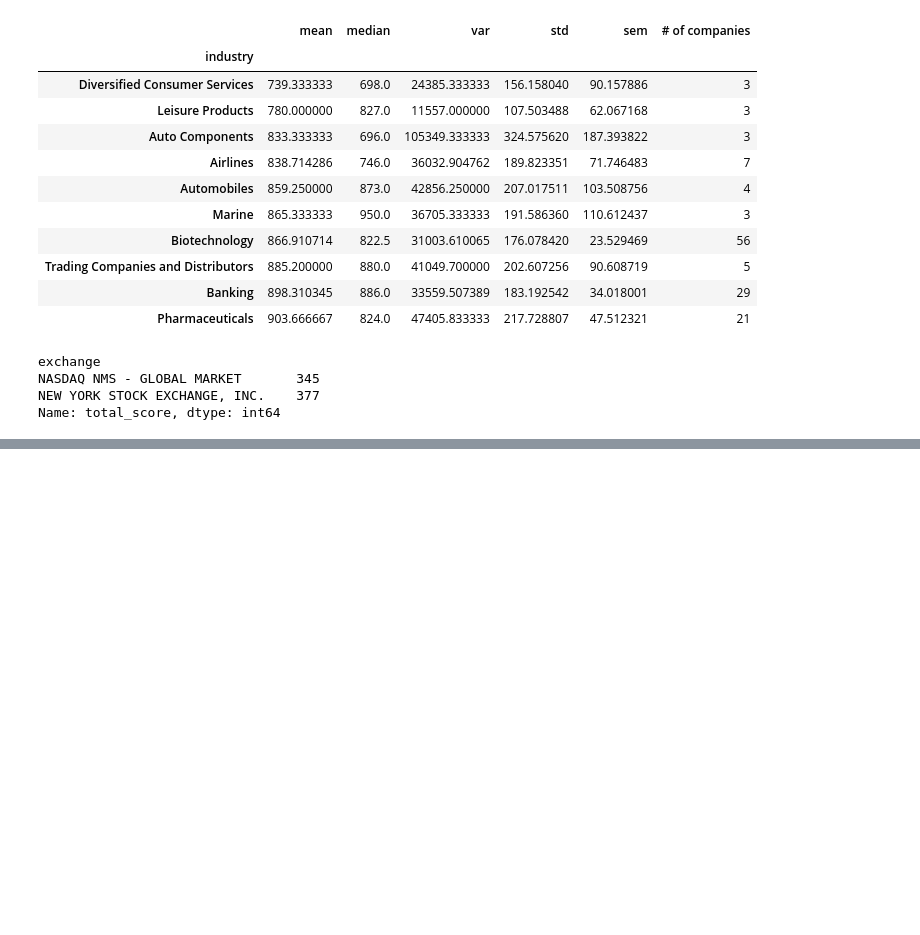
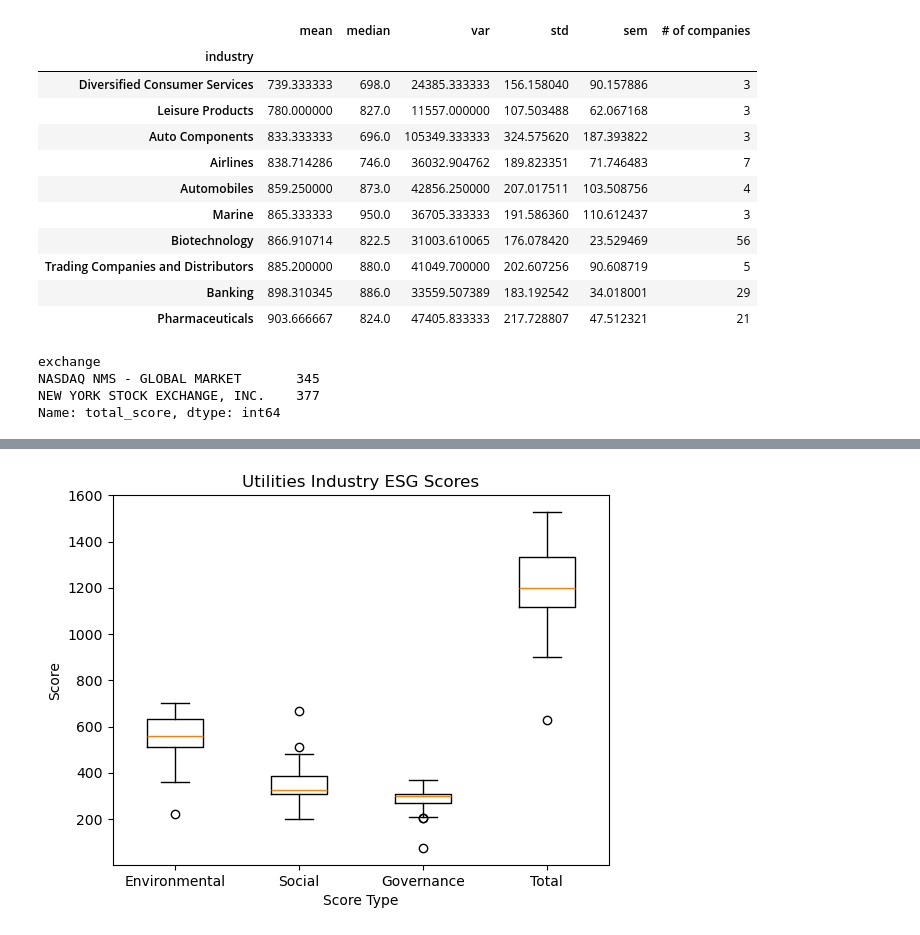
Before and after one commit to r-swift/Group-4-Project-1, a Jupyter notebook: ESG.ipynb, the cells around one changed output, grey strips where cells are left out. Cells and saved outputs as stored; diff of their text form; code cells hidden in the pictures; blank space fills up the shorter version.

```diff
--- a/ESG.ipynb
+++ b/ESG.ipynb
@@ -249,0 +269,23 @@ plt.show()
+# %%
+esg_util_series_env = esg_data[(esg_data['industry'] == 'Utilities')]["environment_score"]
+esg_util_series_soc = esg_data[(esg_data['industry'] == 'Utilities')]["social_score"]
+esg_util_series_gov = esg_data[(esg_data['industry'] == 'Utilities')]["governance_score"]
+esg_util_series_tot = esg_data[(esg_data['industry'] == 'Utilities')]["total_score"]
+# %%
+data = [esg_util_series_env, esg_util_series_soc, esg_util_series_gov, esg_util_series_tot]
+
+# Create a boxplot for the data
+plt.boxplot(data)
+
+# Add labels to the x-axis
+plt.xticks([1,2,3,4], ['Environmental','Social','Governance','Total'])
+
+# Add a title and labels
+plt.title('Utilities Industry ESG Scores')
+plt.xlabel('Score Type')
+plt.ylabel('Score')
+
+# Show the plot
+plt.show()
+# %% [output]
+[figure, added]
```
Also changed, not shown: parts of 14 cells of this notebook.
